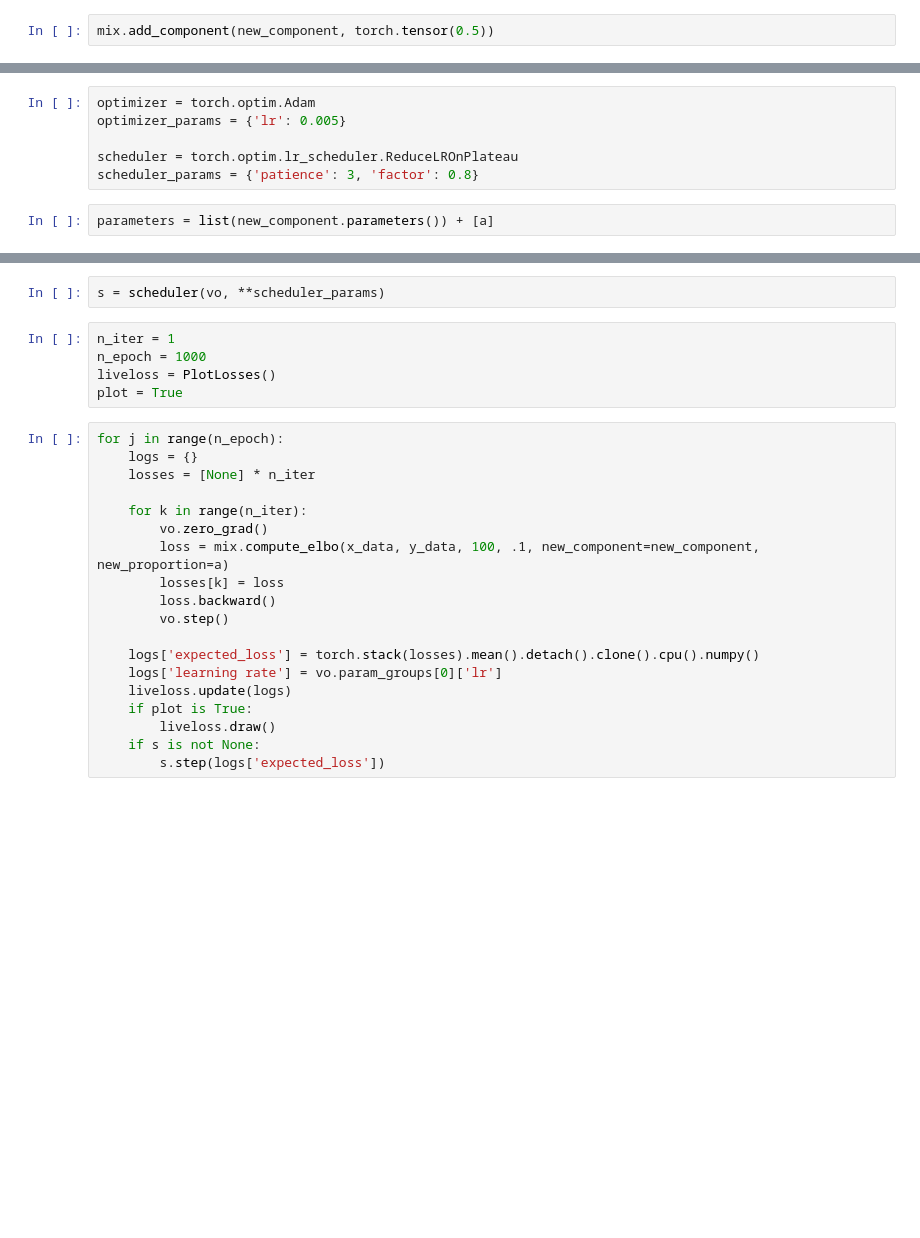
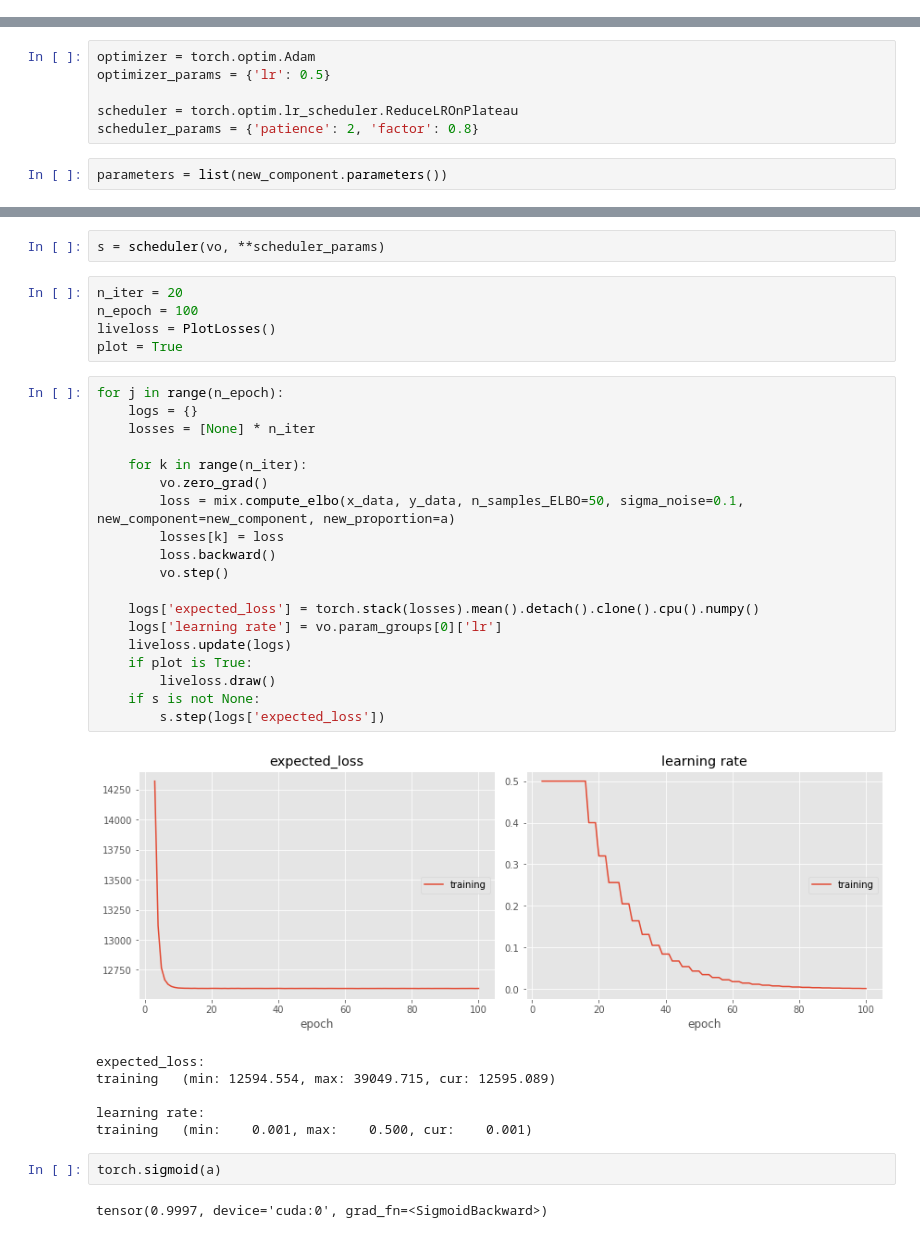
Before and after one commit to cortax/BayesianNN, a Jupyter notebook: dev_VariationalBoosting.ipynb, the cells around one changed output, grey strips where cells are left out. Cells and saved outputs as stored; diff of their text form; blank space fills up the shorter version.

```diff
--- a/dev_VariationalBoosting.ipynb
+++ b/dev_VariationalBoosting.ipynb
@@ -182,2 +193,0 @@ a = nn.Parameter(torch.tensor(0.5, requires_grad=True, device=device))
-# %%
-mix.add_component(new_component, torch.tensor(0.5))
@@ -243,36 +198,47 @@ for _ in range(1000):
 # %%
 optimizer = torch.optim.Adam
-optimizer_params = {'lr': 0.005}
+optimizer_params = {'lr': 0.5}
 
 scheduler = torch.optim.lr_scheduler.ReduceLROnPlateau
-scheduler_params = {'patience': 3, 'factor': 0.8}
+scheduler_params = {'patience': 2, 'factor': 0.8}
 # %%
-parameters = list(new_component.parameters()) + [a]
+parameters = list(new_component.parameters())
 # %%
 vo = optimizer(parameters, **optimizer_params)
 # %%
 s = scheduler(vo, **scheduler_params)
 # %%
-n_iter = 1
-n_epoch = 1000
+n_iter = 20
+n_epoch = 100
 liveloss = PlotLosses()
 plot = True
 # %%
 for j in range(n_epoch):
     logs = {}
     losses = [None] * n_iter
 
     for k in range(n_iter):
         vo.zero_grad()
-        loss = mix.compute_elbo(x_data, y_data, 100, .1, new_component=new_component, new_proportion=a)
+        loss = mix.compute_elbo(x_data, y_data, n_samples_ELBO=50, sigma_noise=0.1, new_component=new_component, new_proportion=a)
         losses[k] = loss
         loss.backward()
         vo.step()
 
     logs['expected_loss'] = torch.stack(losses).mean().detach().clone().cpu().numpy()
     logs['learning rate'] = vo.param_groups[0]['lr']
     liveloss.update(logs)
     if plot is True:
         liveloss.draw()
     if s is not None:
         s.step(logs['expected_loss'])
+# %% [output]
+[figure, added]
+expected_loss:
+training   (min: 12594.554, max: 39049.715, cur: 12595.089)
+
+learning rate:
+training   (min:    0.001, max:    0.500, cur:    0.001)
+# %%
+torch.sigmoid(a)
+# %% [output]
+tensor(0.9997, device='cuda:0', grad_fn=<SigmoidBackward>)
```
Also changed, not shown: parts of 30 cells of this notebook, 5 other files.
